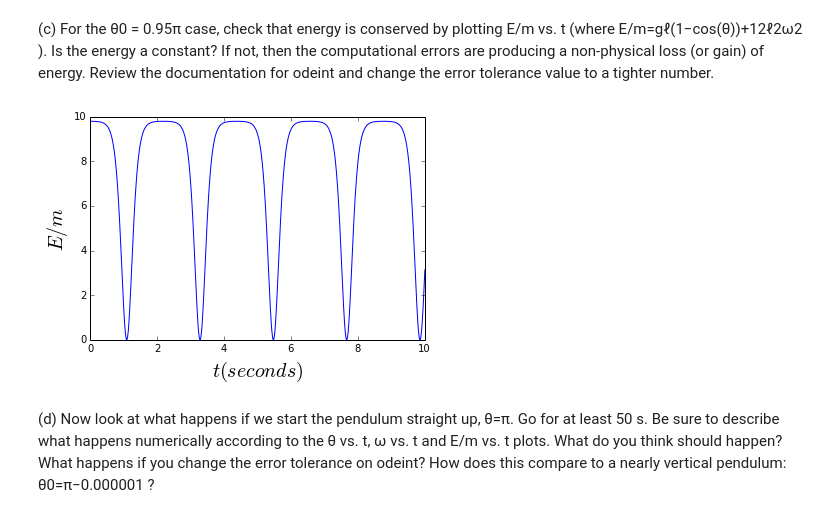
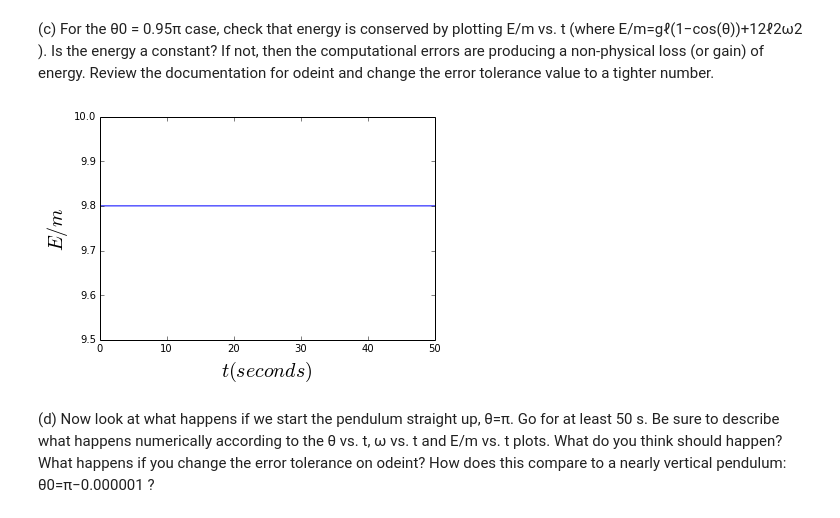
Before and after one commit to jareiter/PHYS202-S14, a Jupyter notebook: SciPy/ODEExercises.ipynb, the cells around one changed output. Cells and saved outputs as stored; diff of their text form; code cells hidden in the pictures.

```diff
--- a/SciPy/ODEExercises.ipynb
+++ b/SciPy/ODEExercises.ipynb
@@ -63,7 +63,7 @@ th0 = 0.98*np.pi
 omega0 = 0.
 
 theta_init = np.array([th0, omega0]) # initial values
-theta = odeint(deriv,theta_init,t,rtol=1.49012e-10,atol=1.49012e-10)
+theta = odeint(deriv,theta_init,t,rtol=1.49012e-13,atol=1.49012e-13)
 
 plt.plot(t,theta[:,0])
 plt.xlabel(r'$t (seconds)$',fontsize=20);
@@ -86,15 +86,16 @@ Is the energy a constant? If not, then the computational errors are producing a
 # %%
 omega = theta[:,1]
 Theta = theta[:,0]
 g = 9.8
 L = 0.5
-func = lambda omega,Theta : g*L*(1-np.cos(Theta) + (1/2)*(L**2)*(omega**2))
+func = lambda omega,Theta : g*L*(1.-np.cos(Theta)) + (1./2.)*(L**2.)*(omega**2.)
 Edm = func(omega,Theta)
 plt.plot(t,Edm);
+plt.ylim(9.5,10)
 plt.xlabel(r'$t (seconds)$',fontsize=20);
 plt.ylabel(r'$E/m $',fontsize=20);
 # %% [output]
-[figure, old version]
+[figure, new version]
 # %% [markdown]
 (d) Now look at what happens if we start the pendulum straight up, θ=π. Go for at least 50 s. Be sure to describe what happens numerically according to the θ vs. t, ω vs. t and E/m vs. t plots. What do you think should happen? What happens if you change the error tolerance on odeint? How does this compare to a nearly vertical pendulum: θ0=π−0.000001 ?
 # %%
```
Also changed, not shown: parts of 13 cells of this notebook.
